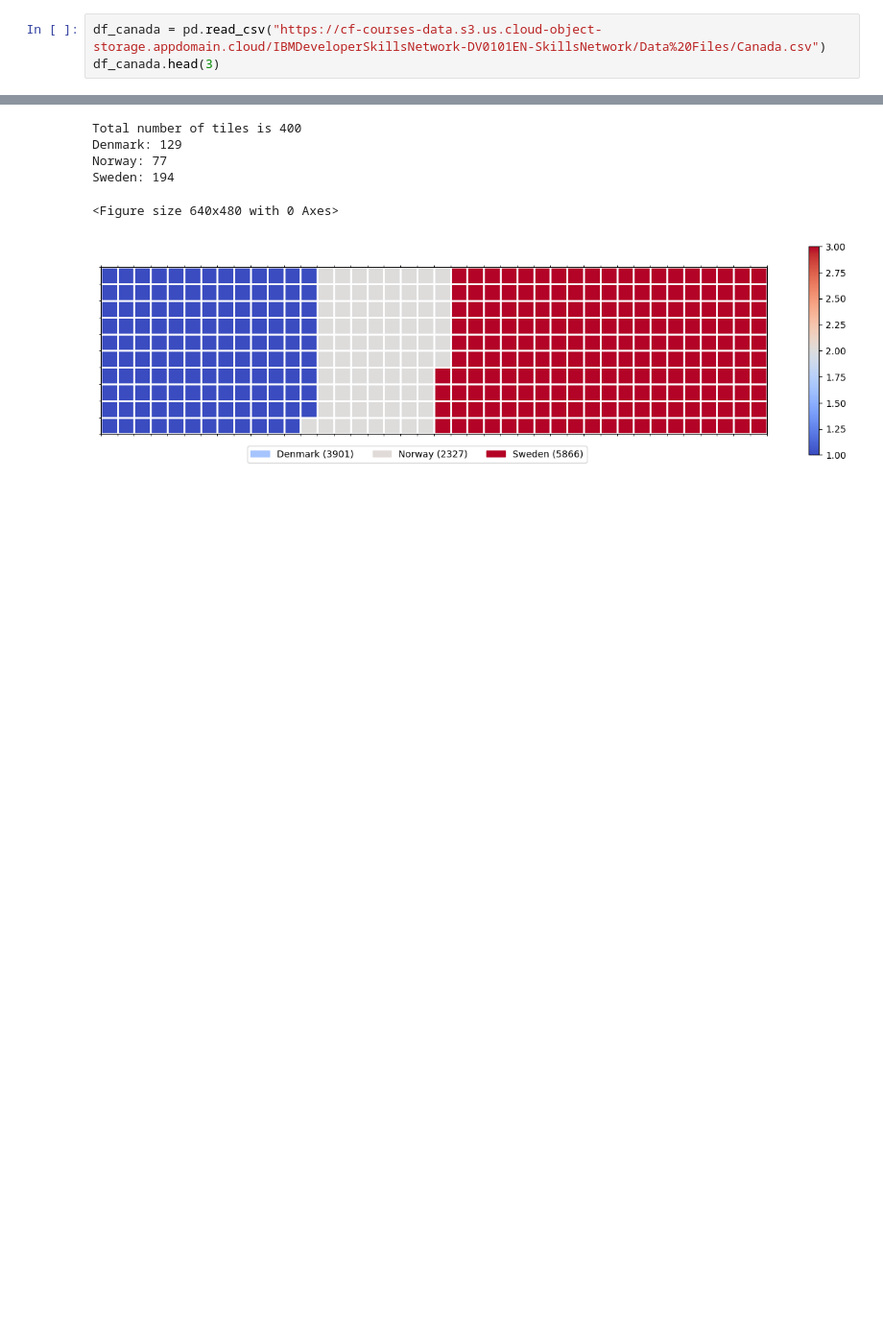
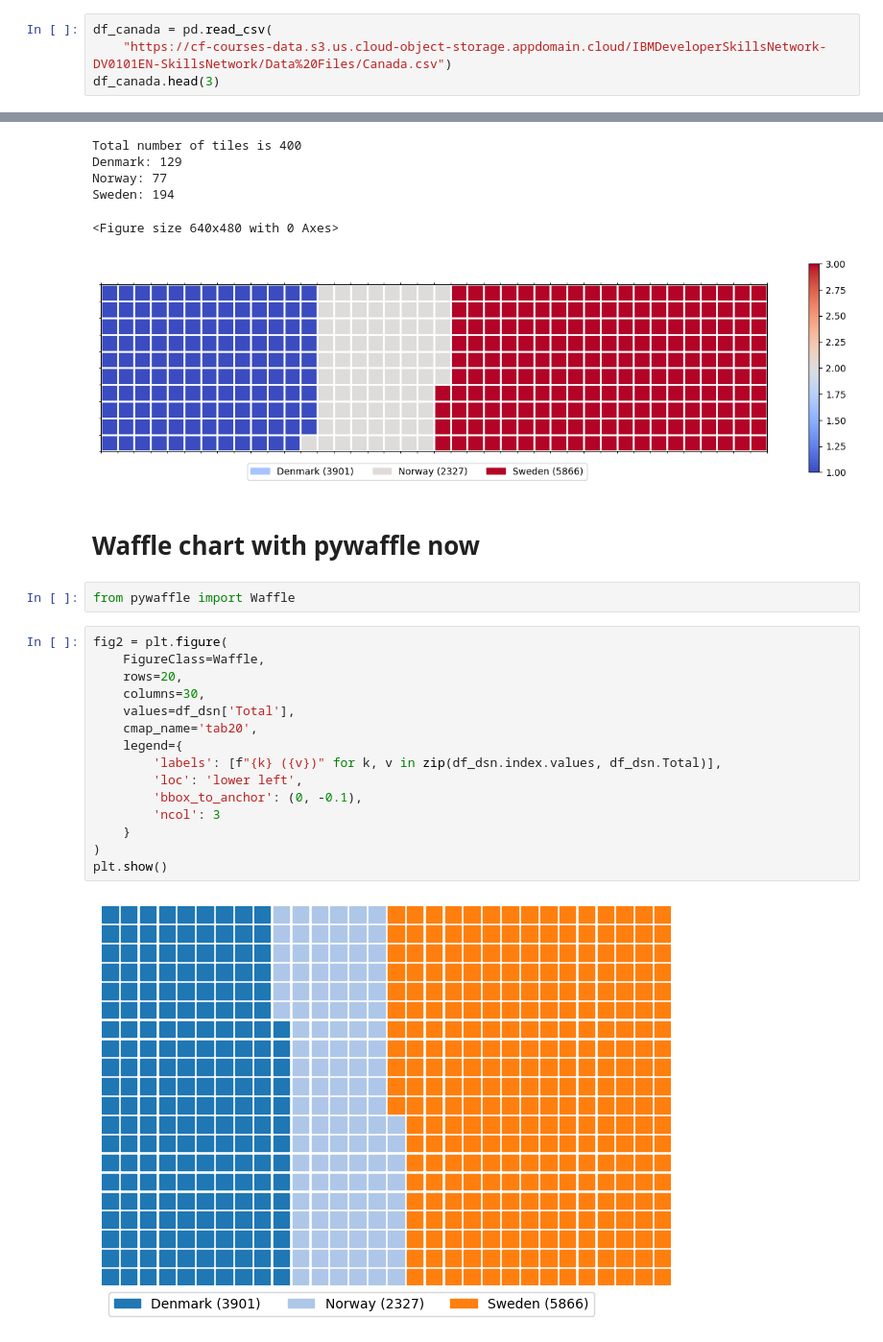
Before and after one commit to Hasan082/Data-Analysis, a Jupyter notebook: DataVisualizationWithPython/Waffle_Charts_Word_Clouds_and_Regression_Plots.ipynb, the cells around one changed output, grey strips where cells are left out. Shown: that part at 96% size. Cells and saved outputs as stored; diff of their text form; blank space fills up the shorter version.

Commit message:
Wafle chart done

```diff
--- a/DataVisualizationWithPython/Waffle_Charts_Word_Clouds_and_Regression_Plots.ipynb
+++ b/DataVisualizationWithPython/Waffle_Charts_Word_Clouds_and_Regression_Plots.ipynb
@@ -22,7 +23,8 @@ WordCloud version:  1.9.4
 # %% [markdown]
 #### Fetching Data
 # %%
-df_canada = pd.read_csv("https://cf-courses-data.s3.us.cloud-object-storage.appdomain.cloud/IBMDeveloperSkillsNetwork-DV0101EN-SkillsNetwork/Data%20Files/Canada.csv")
+df_canada = pd.read_csv(
+    "https://cf-courses-data.s3.us.cloud-object-storage.appdomain.cloud/IBMDeveloperSkillsNetwork-DV0101EN-SkillsNetwork/Data%20Files/Canada.csv")
 df_canada.head(3)
 # %% [output]
 |  | Country | Continent | Region | DevName | 1980 | 1981 | 1982 | 1983 | 1984 | 1985 | ... | ... |
@@ -300,3 +302,24 @@ Norway: 77
 Sweden: 194
 <Figure size 640x480 with 0 Axes>
 [figure]
+# %% [markdown]
+# Waffle chart with pywaffle now
+# %%
+from pywaffle import Waffle
+# %%
+fig2 = plt.figure(
+    FigureClass=Waffle,
+    rows=20,
+    columns=30,
+    values=df_dsn['Total'],
+    cmap_name='tab20',
+    legend={
+        'labels': [f"{k} ({v})" for k, v in zip(df_dsn.index.values, df_dsn.Total)],
+        'loc': 'lower left',
+        'bbox_to_anchor': (0, -0.1),
+        'ncol': 3
+    }
+)
+plt.show()
+# %% [output]
+[figure, added]
```
Also changed, not shown: parts of 4 cells of this notebook.
